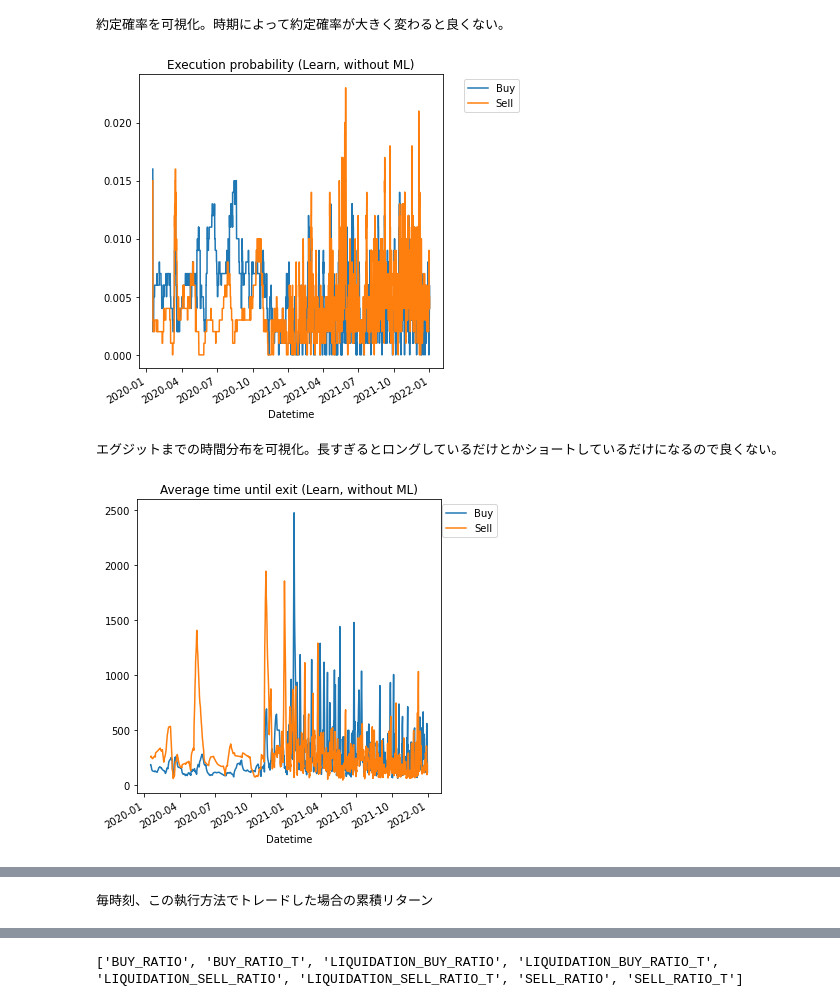
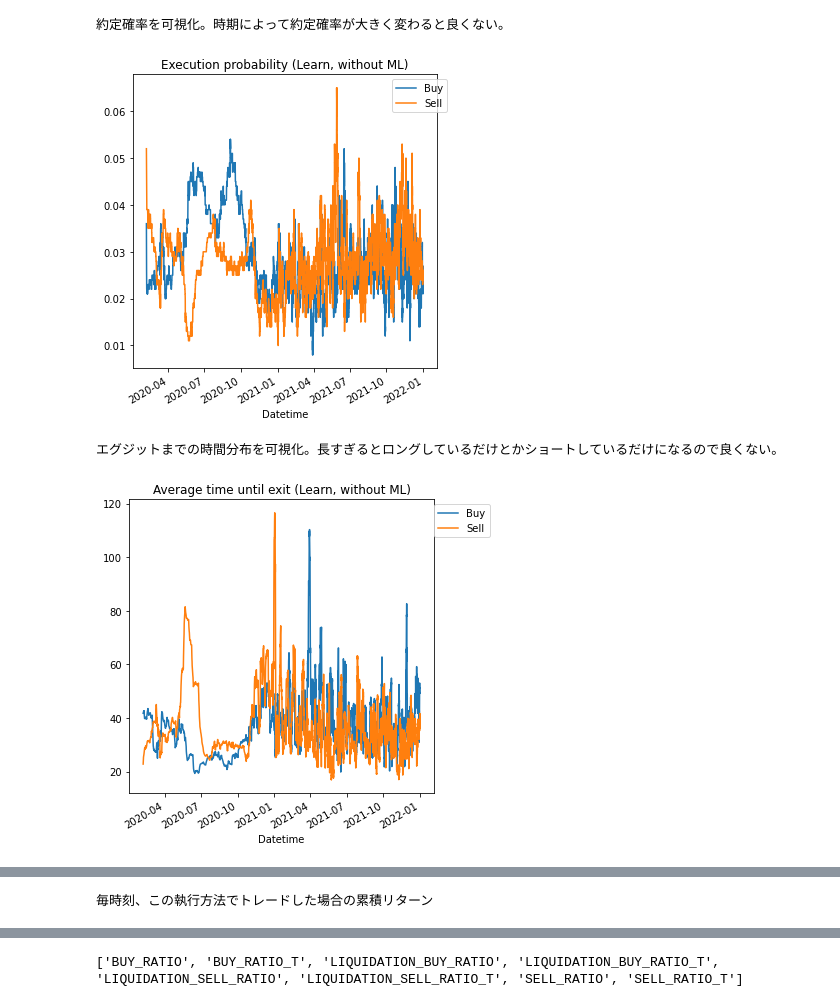
Before and after one commit to WannabeBotter/crypto_misc_jupyter, a Jupyter notebook: richman_dollarbar/richman_dollarbar.ipynb, the cells around one changed output, grey strips where cells are left out. Cells and saved outputs as stored; diff of their text form; code cells hidden in the pictures.

Commit message:
Added Optuna for ML hyperparameter tuning

```diff
--- a/richman_dollarbar/richman_dollarbar.ipynb
+++ b/richman_dollarbar/richman_dollarbar.ipynb
@@ -151,7 +150,7 @@ import math
 
 # ATRの指値幅を変数として、取引数とリターンの積を最大化するOptunaの最適化対象の関数
 def target_function(x):
-    df_dollar = pd.read_pickle('df_dollar_10000000_ohlcv_learn.pkl')
+    df_dollar = pd.read_pickle('df_dollar_ohlcv_train.pkl')
     df_dollar = calc_buysell(df_dollar, pips = 1, atr_mux = x)
     y_buy = df_dollar['y_buy'].sum()
     buy_count = len(df_dollar[df_dollar['buy_executed'] == True])
@@ -169,12 +168,12 @@ def objective(trial):
 # 最適化を実施
 #study = optuna.create_study(direction='maximize')
 #study.optimize(objective, n_trials=200)
+#atr_mux = study.best_params['x']
 #optuna.visualization.plot_slice(study, params=["x"])
-#atr_mux = study.best_params['x']
 
 # 以前の学習結果を利用して最適化をスキップ
 # 10_000_000ドルバー : Trial 74 finished with value: 16193.839450781088 and parameters: {'x': 1.4788760220633528}. Best is trial 74 with value: 16193.839450781088
 # 5_000_000ドルバー : Trial 193 finished with value: 7080.370047388982 and parameters: {'x': 2.1472956042094262}. Best is trial 193 with value: 7080.370047388982.
-atr_mux = 2.1472956042094262
+atr_mux = 1.4788760220633528
 # %%
 # パフォーマンスを表示する関数
@@ -231,15 +236,15 @@ def display_performance(df_dollar, subtitle):
 # %%
-# Optunaの最適化結果に基づいて、学習区間でのパフォーマンス (MLフィルタ適応前) を表示
-df_dollar_optimized = pd.read_pickle('df_dollar_10000000_ohlcv_learn.pkl')
+# Optunaの指値幅最適化結果に基づいて、学習区間でのパフォーマンス (MLフィルタ適応前) を表示
+df_dollar_optimized = pd.read_pickle('df_dollar_ohlcv_train.pkl')
 df_dollar_optimized = calc_buysell(df_dollar_optimized, pips = 1, atr_mux = atr_mux)
 
 # すべての行で売買するべきである、としておく
 df_dollar_optimized['y_pred_buy'] = 1.0
 df_dollar_optimized['y_pred_sell'] = 1.0
 
 display_performance(df_dollar_optimized, 'Learn, without ML')
 # %% [output]
 約定確率を可視化。時期によって約定確率が大きく変わると良くない。
-[figure, old version]
+[figure, new version]
 エグジットまでの時間分布を可視化。長すぎるとロングしているだけとかショートしているだけになるので良くない。
-[figure, old version]
+[figure, new version]
```
Also changed, not shown: parts of 11 cells of this notebook.
